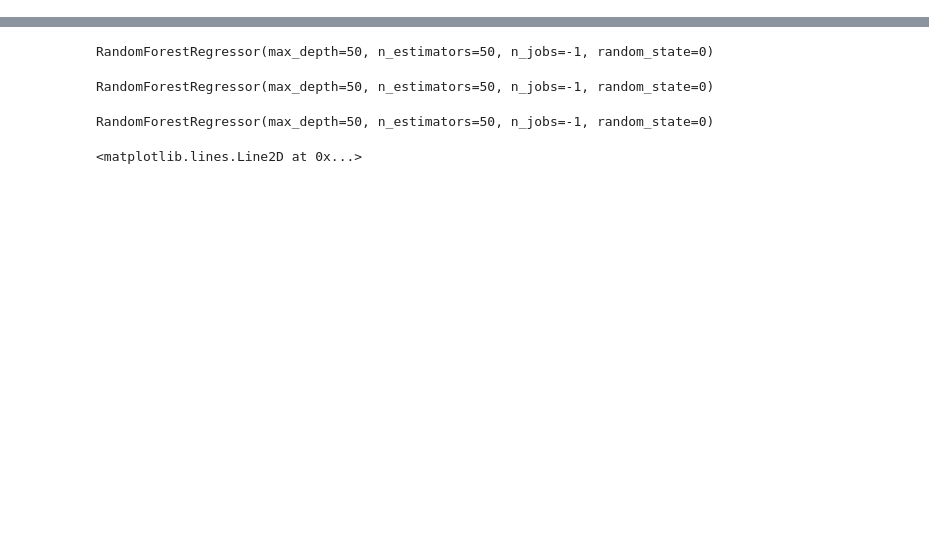
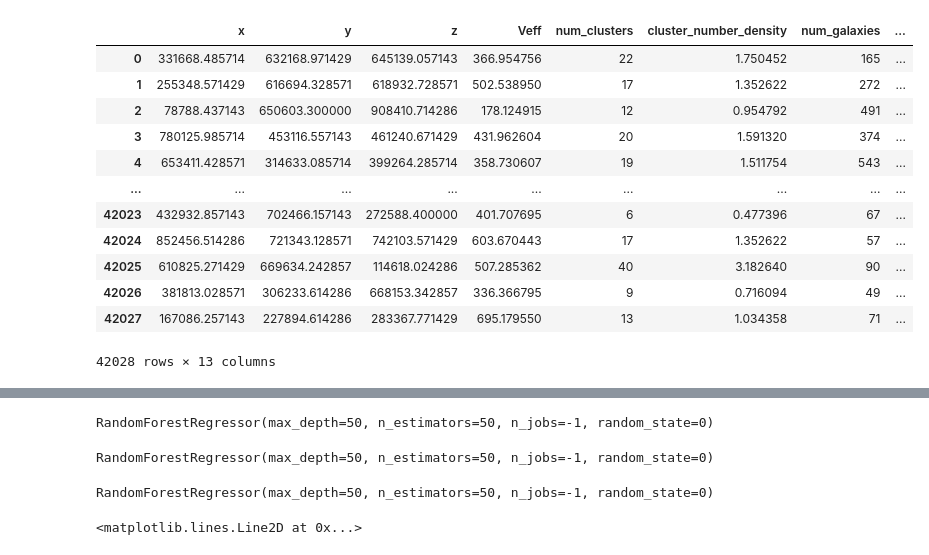
Before and after one commit to antolonappan/kSZscaler, a Jupyter notebook: Notebooks/density.ipynb, the cells around one changed output, grey strips where cells are left out. Drawn from its saved outputs; the diff is of its cells as text; code cells hidden in the pictures; blank space fills up the shorter version.

```diff
--- a/Notebooks/density.ipynb
+++ b/Notebooks/density.ipynb
@@ -22,2 +25,18 @@ a = Analysis([62.5,15],'022','b')
 # %%
 df = a.get_dataframe()
+# %%
+df
+# %% [output]
+|  | x | y | z | Veff | num_clusters | cluster_number_density | num_galaxies | ... |
+| 0 | 331668.485714 | 632168.971429 | 645139.057143 | 366.954756 | 22 | 1.750452 | 165 | ... |
+| 1 | 255348.571429 | 616694.328571 | 618932.728571 | 502.538950 | 17 | 1.352622 | 272 | ... |
+| 2 | 78788.437143 | 650603.300000 | 908410.714286 | 178.124915 | 12 | 0.954792 | 491 | ... |
+| 3 | 780125.985714 | 453116.557143 | 461240.671429 | 431.962604 | 20 | 1.591320 | 374 | ... |
+| 4 | 653411.428571 | 314633.085714 | 399264.285714 | 358.730607 | 19 | 1.511754 | 543 | ... |
+| ... | ... | ... | ... | ... | ... | ... | ... | ... |
+| 42023 | 432932.857143 | 702466.157143 | 272588.400000 | 401.707695 | 6 | 0.477396 | 67 | ... |
+| 42024 | 852456.514286 | 721343.128571 | 742103.571429 | 603.670443 | 17 | 1.352622 | 57 | ... |
+| 42025 | 610825.271429 | 669634.242857 | 114618.024286 | 507.285362 | 40 | 3.182640 | 90 | ... |
+| 42026 | 381813.028571 | 306233.614286 | 668153.342857 | 336.366795 | 9 | 0.716094 | 49 | ... |
+| 42027 | 167086.257143 | 227894.614286 | 283367.771429 | 695.179550 | 13 | 1.034358 | 71 | ... |
+42028 rows × 13 columns
```
Also changed, not shown: parts of 14 cells of this notebook, 1 other file.
